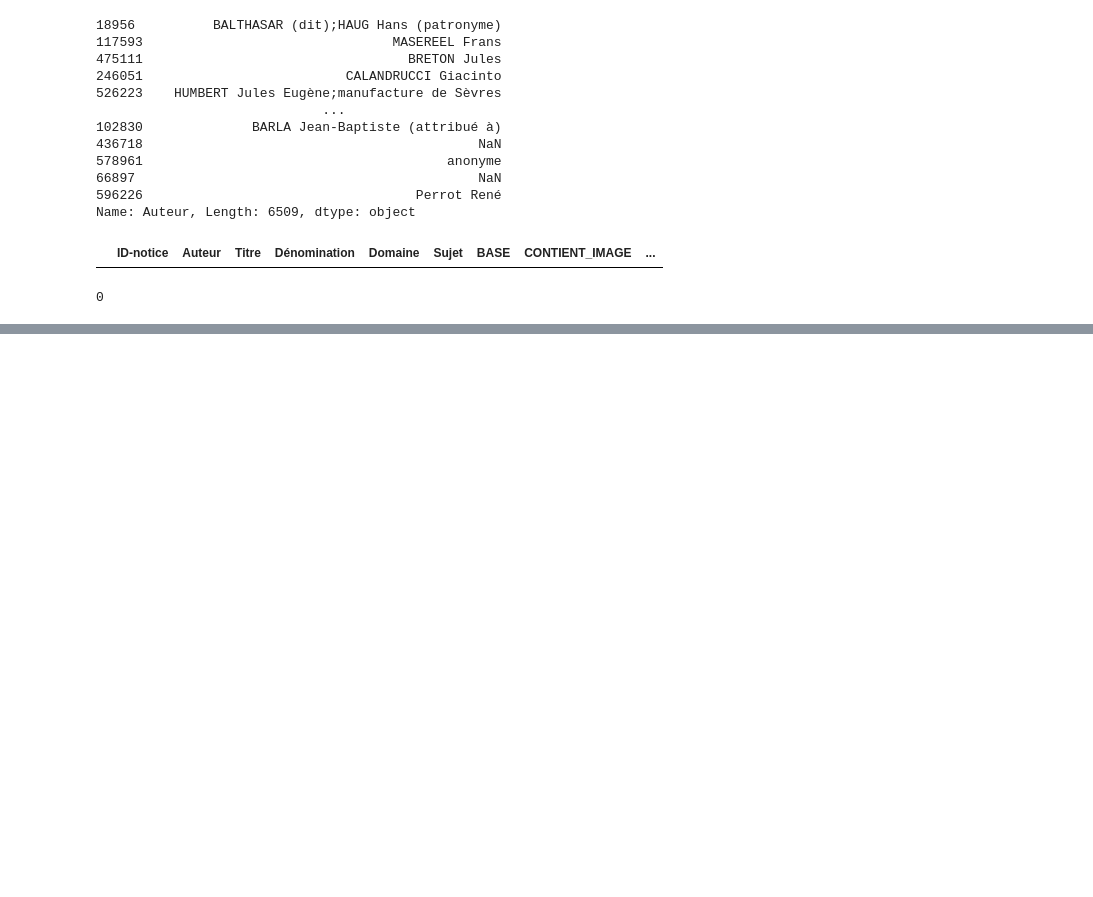
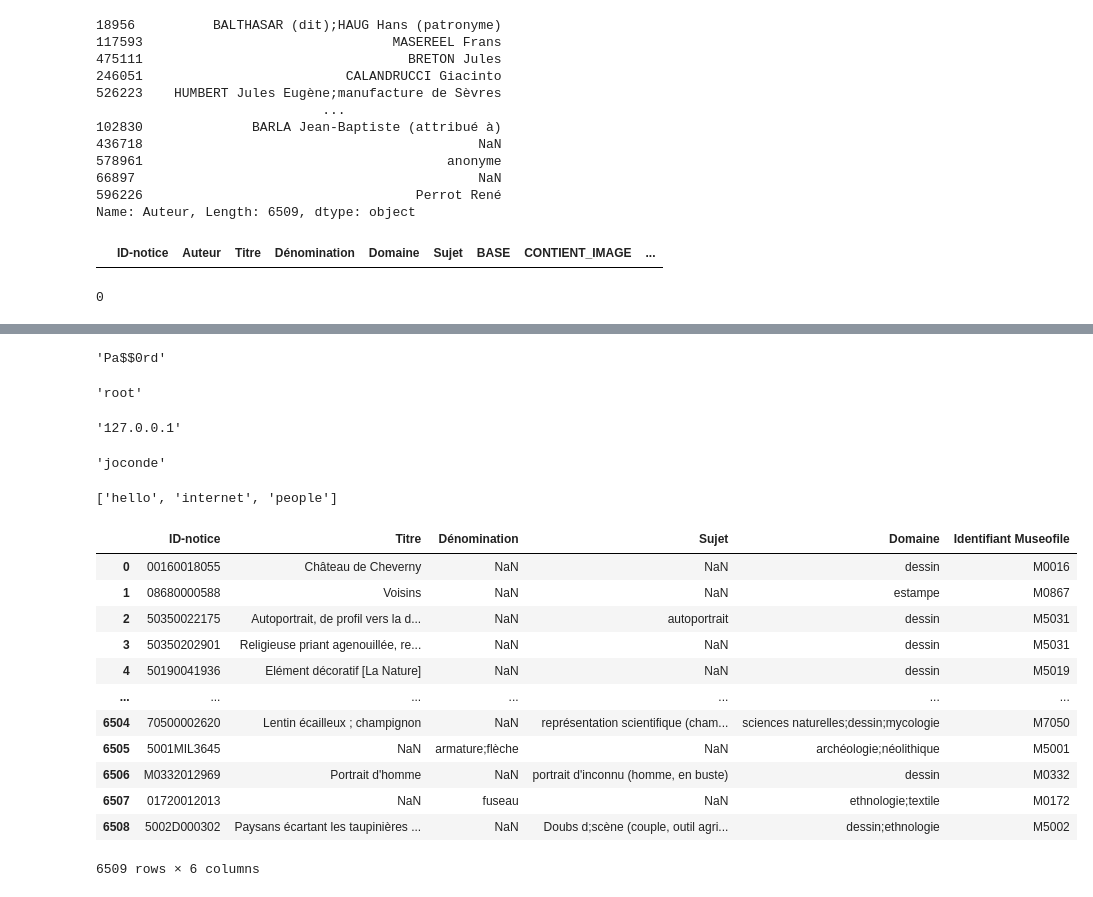
Before and after one commit to Goy-Ell/06_bdd, a Jupyter notebook: Joconde-projet/joconde.ipynb, the cells around one changed output, grey strips where cells are left out. Saved outputs shown, nothing was run; the diff lists cells and outputs as text; code cells hidden in the pictures; blank space fills up the shorter version.

```diff
--- a/Joconde-projet/joconde.ipynb
+++ b/Joconde-projet/joconde.ipynb
@@ -31,3 +31,5 @@ df = jl.load('dff.jl')
 df.shape
 # %% [output]
 (6509, 75)
+# %%
+df = df.reset_index(drop=True)
@@ -414,0 +561,39 @@ import mod_dao
+# %%
+config['PASSWORD']
+# %% [output]
+'Pa$$0rd'
+# %%
+config['USER']
+# %% [output]
+'root'
+# %%
+config['HOST']
+# %% [output]
+'127.0.0.1'
+# %%
+config['DB_NAME']
+# %% [output]
+'joconde'
+# %%
+s = ["hEllO","iNteRneT","pEopLe"]
+s = list(map(lambda x: x.lower(), s))
+
+s
+# %% [output]
+['hello', 'internet', 'people']
+# %%
+df[['ID-notice','Titre','Dénomination','Sujet','Domaine','Identifiant Museofile']]
+# %% [output]
+|  | ID-notice | Titre | Dénomination | Sujet | Domaine | Identifiant Museofile |
+| 0 | 00160018055 | Château de Cheverny | NaN | NaN | dessin | M0016 |
+| 1 | 08680000588 | Voisins | NaN | NaN | estampe | M0867 |
+| 2 | 50350022175 | Autoportrait, de profil vers la d... | NaN | autoportrait | dessin | M5031 |
+| 3 | 50350202901 | Religieuse priant agenouillée, re... | NaN | NaN | dessin | M5031 |
+| 4 | 50190041936 | Elément décoratif [La Nature] | NaN | NaN | dessin | M5019 |
+| ... | ... | ... | ... | ... | ... | ... |
+| 6504 | 70500002620 | Lentin écailleux ; champignon | NaN | représentation scientifique (cham... | sciences naturelles;dessin;mycologie | M7050 |
+| 6505 | 5001MIL3645 | NaN | armature;flèche | NaN | archéologie;néolithique | M5001 |
+| 6506 | M0332012969 | Portrait d'homme | NaN | portrait d'inconnu (homme, en buste) | dessin | M0332 |
+| 6507 | 01720012013 | NaN | fuseau | NaN | ethnologie;textile | M0172 |
+| 6508 | 5002D000302 | Paysans écartant les taupinières ... | NaN | Doubs d;scène (couple, outil agri... | dessin;ethnologie | M5002 |
+6509 rows × 6 columns
```
Also changed, not shown: parts of 22 cells of this notebook, 5 other files.
